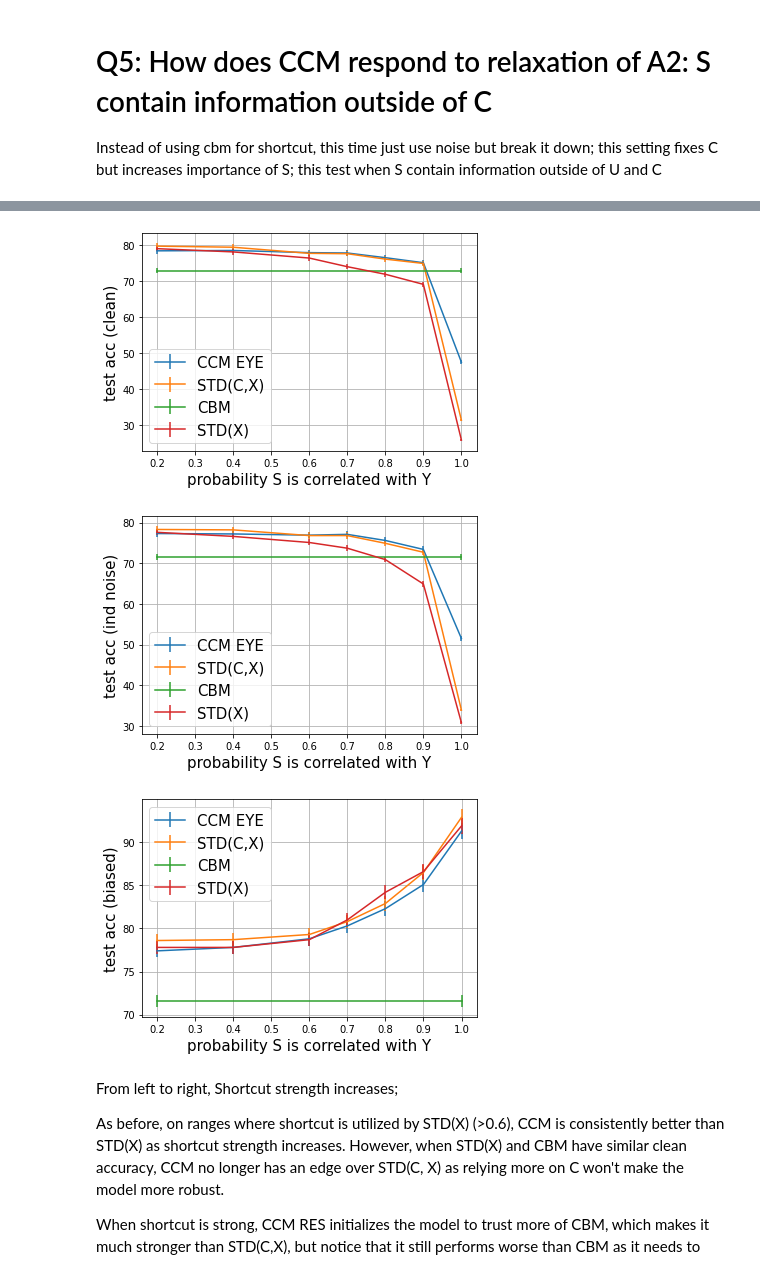
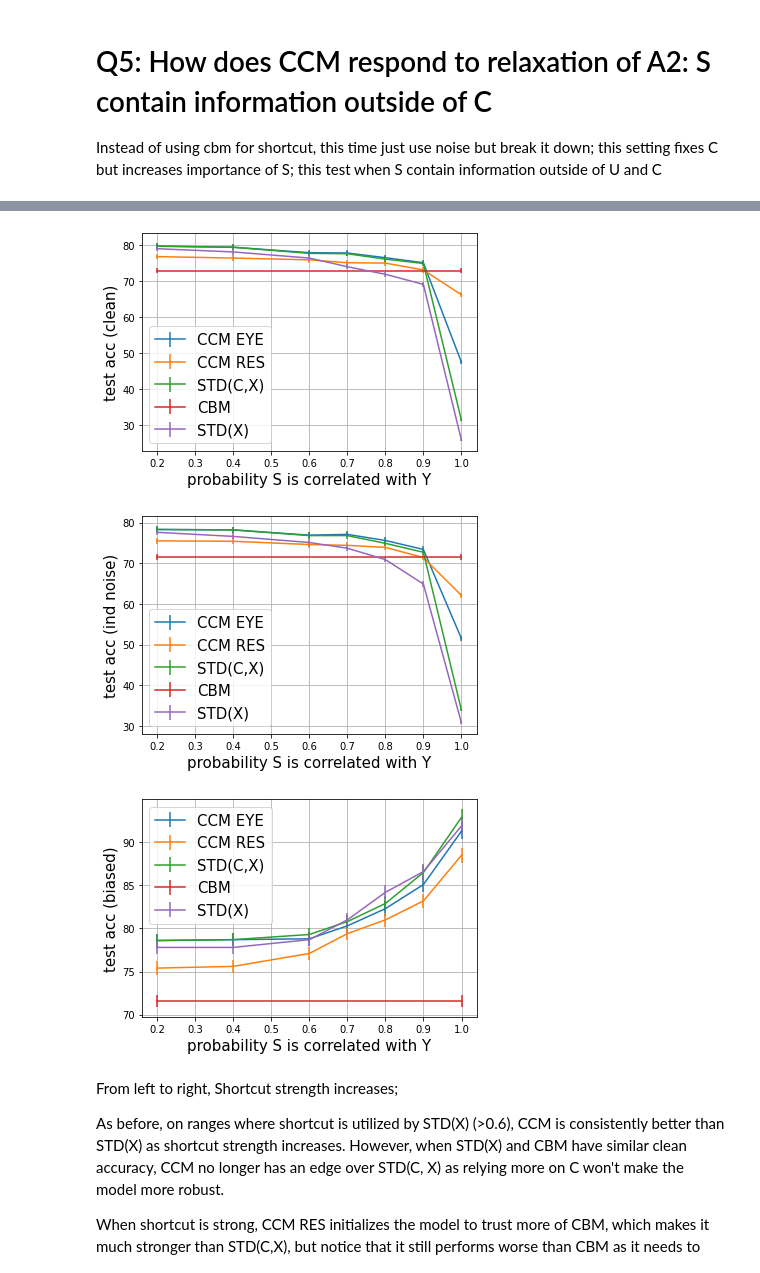
Before and after one commit to nathanwang000/ConceptCredibleModel, a Jupyter notebook: notebooks/Q4_Q5.ipynb, the cells around one changed output, grey strips where cells are left out. Cells and saved outputs as stored; diff of their text form; code cells hidden in the pictures.

```diff
--- a/notebooks/Q4_Q5.ipynb
+++ b/notebooks/Q4_Q5.ipynb
@@ -178,8 +177,8 @@ perf_dict_cbm = { # don't change in this setup because
 }
 perf_dict_eye = { # currently only tried 1e-3, this is using wl2, right is 1e-4
     # 0: [75.2, 73.4, 76.0],
-    0.2: [78.3, 77.3, 77.4],
-    0.4: [78.4, 77.2, 77.8],
+    0.2: [79.6, 78.3, 78.6], # [78.3, 77.3, 77.4], # 1e-3
+    0.4: [79.3, 78.2, 78.7], # [78.4, 77.2, 77.8], # 1e-3
     0.6: [77.8, 76.9, 78.8],
     0.7: [77.7, 77.1, 80.3],
     0.8: [76.4, 75.6, 82.3], # [77.1, 76.3, 81.7], # 1e-3
@@ -220,44 +219,44 @@ perf_dict_stdx = {
 xlabel = "probability S is correlated with Y"
 
 plot_d_noise(perf_dict_eye, 0, "CCM EYE")
-# plot_d_noise(perf_dict_ccmr, 0, "CCM RES")
+plot_d_noise(perf_dict_ccmr, 0, "CCM RES")
 plot_d_noise(perf_dict_stdcx, 0, "STD(C,X)")
 plot_d_noise(perf_dict_cbm, 0, "CBM")
 plot_d_noise(perf_dict_stdx, 0, "STD(X)")
 plt.ylabel('test acc (clean)', fontsize=15)
 plt.xlabel(xlabel, fontsize=15)
 plt.legend(fontsize=15)
 plt.grid()
 plt.savefig('figures/clean_a2_cub.png')
 plt.show()
 
 plot_d_noise(perf_dict_eye, 1, "CCM EYE")
-# plot_d_noise(perf_dict_ccmr, 1, "CCM RES")
+plot_d_noise(perf_dict_ccmr, 1, "CCM RES")
 plot_d_noise(perf_dict_stdcx, 1, "STD(C,X)")
 plot_d_noise(perf_dict_cbm, 1, "CBM")
 plot_d_noise(perf_dict_stdx, 1, "STD(X)")
 plt.ylabel('test acc (ind noise)', fontsize=15)
 plt.xlabel(xlabel, fontsize=15)
 plt.legend(fontsize=15)
 plt.grid()
 plt.savefig('figures/ind_a2_cub.png')
 plt.show()
 
 plot_d_noise(perf_dict_eye, 2, "CCM EYE")
-# plot_d_noise(perf_dict_ccmr, 2, "CCM RES")
+plot_d_noise(perf_dict_ccmr, 2, "CCM RES")
 plot_d_noise(perf_dict_stdcx, 2, "STD(C,X)")
 plot_d_noise(perf_dict_cbm, 2, "CBM")
 plot_d_noise(perf_dict_stdx, 2, "STD(X)")
 plt.ylabel('test acc (biased)', fontsize=15)
 plt.xlabel(xlabel, fontsize=15)
 plt.legend(fontsize=15)
 plt.grid()
 plt.savefig('figures/bias_a2_cub.png')
 plt.show()
 # %% [output]
-[figure, old version]
+[figure, new version]
-[figure, old version]
+[figure, new version]
-[figure, old version]
+[figure, new version]
 # %% [markdown]
 From left to right, Shortcut strength increases;
 
```
Also changed, not shown: parts of 3 cells of this notebook, 12 other files.
